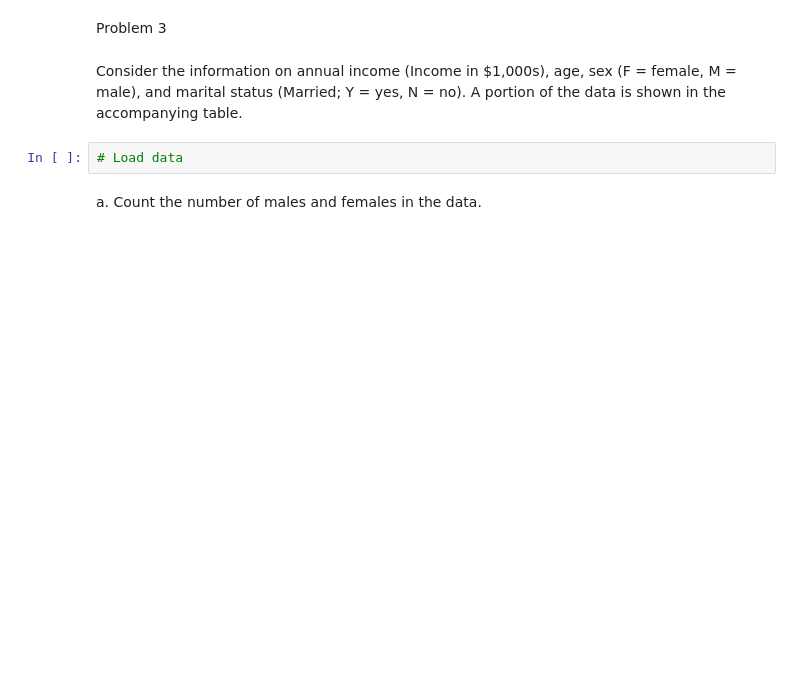
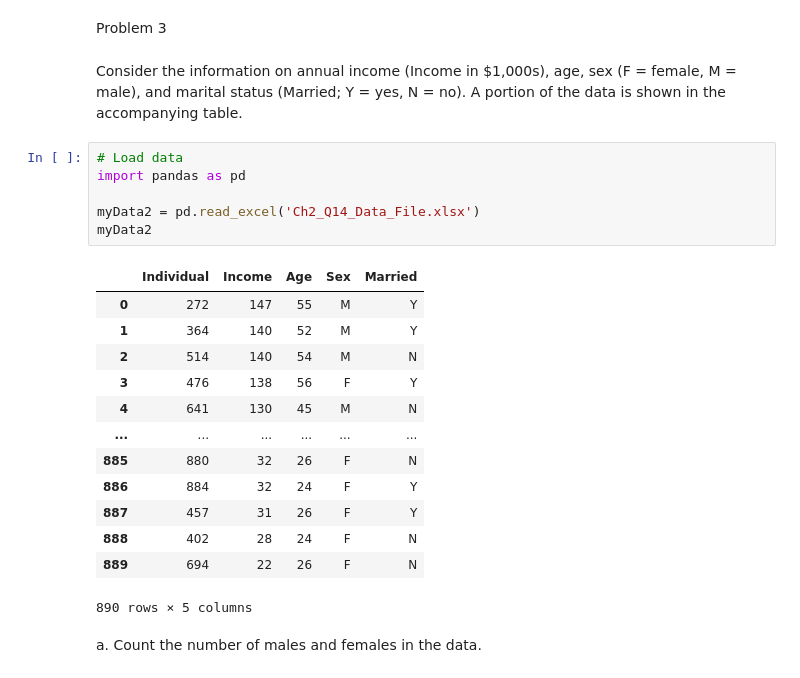
Before and after one commit to Shalomm25/CIS-3350-Knowledge-discovery-and-data-mining, a Jupyter notebook: Assignment_1_Shalom_Makowitz.ipynb, the cells around one changed output. Cells and saved outputs as stored; diff of their text form; blank space fills up the shorter version.

```diff
--- a/Assignment_1_Shalom_Makowitz.ipynb
+++ b/Assignment_1_Shalom_Makowitz.ipynb
@@ -98,7 +173,25 @@ d. How many states reported an average writing score lower than 550?
 Problem 3
 # %% [markdown]
 Consider the information on annual income (Income in $1,000s), age, sex (F = female, M = male), and marital status (Married; Y = yes, N = no). A portion of the data is shown in the accompanying table.
-# %%
-# Load data
+# %%
+# Load data
+import pandas as pd
+
+myData2 = pd.read_excel('Ch2_Q14_Data_File.xlsx')
+myData2
+# %% [output]
+|  | Individual | Income | Age | Sex | Married |
+| 0 | 272 | 147 | 55 | M | Y |
+| 1 | 364 | 140 | 52 | M | Y |
+| 2 | 514 | 140 | 54 | M | N |
+| 3 | 476 | 138 | 56 | F | Y |
+| 4 | 641 | 130 | 45 | M | N |
+| ... | ... | ... | ... | ... | ... |
+| 885 | 880 | 32 | 26 | F | N |
+| 886 | 884 | 32 | 24 | F | Y |
+| 887 | 457 | 31 | 26 | F | Y |
+| 888 | 402 | 28 | 24 | F | N |
+| 889 | 694 | 22 | 26 | F | N |
+890 rows × 5 columns
 # %% [markdown]
 a. Count the number of males and females in the data.
```
Also changed, not shown: parts of 17 cells of this notebook.
